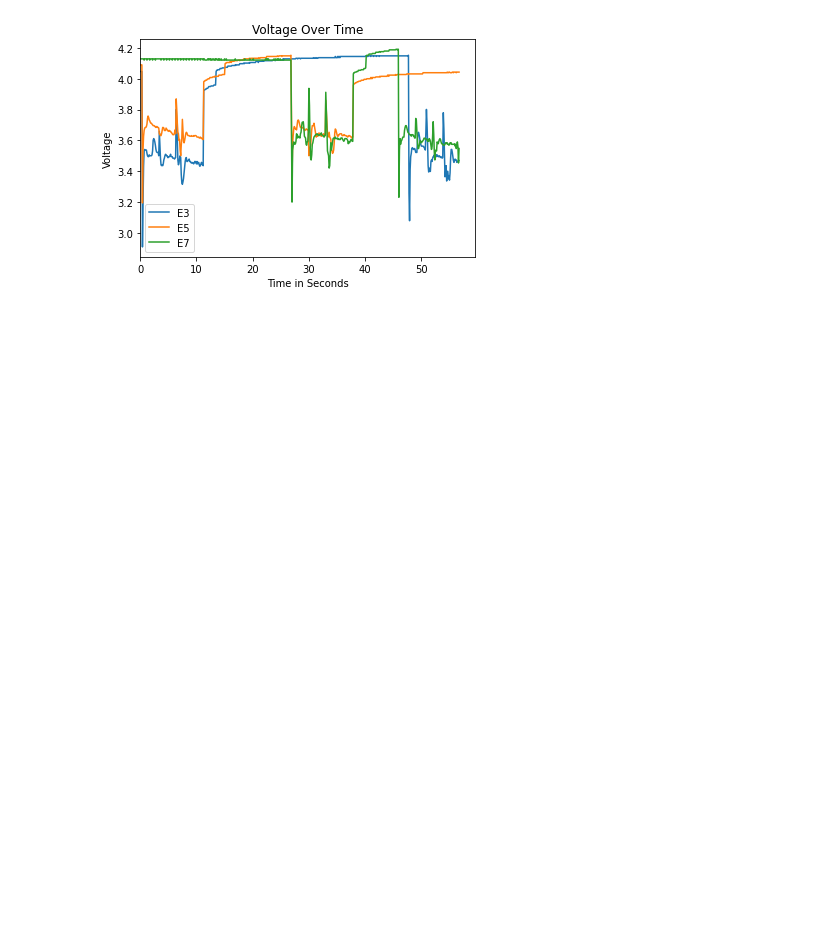
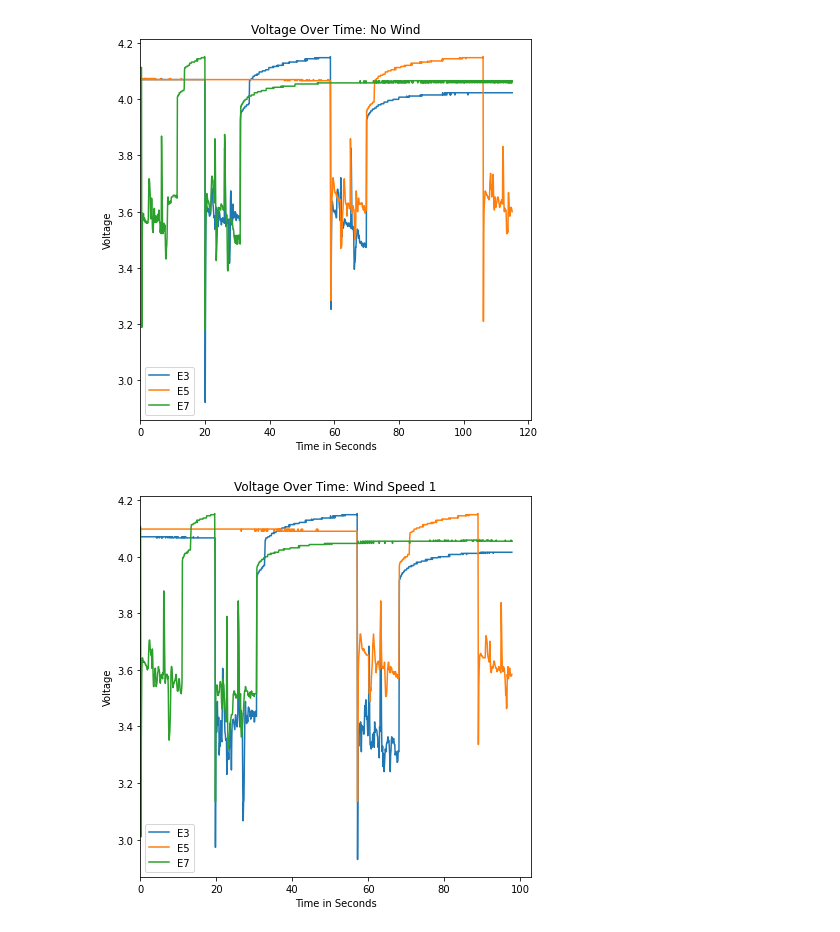
Before and after one commit to DwarfGiant26/crazyflie-lib-python, a Jupyter notebook: OurCodes/flying/DataVis/Sarah_Datavis.ipynb, the cells around one changed output. Drawn from its saved outputs; the diff is of its cells as text; code cells hidden in the pictures; blank space fills up the shorter version.

Commit message:
graphs for balsam and babar

```diff
--- a/OurCodes/flying/DataVis/Sarah_Datavis.ipynb
+++ b/OurCodes/flying/DataVis/Sarah_Datavis.ipynb
@@ -78,25 +139,51 @@ Text(0, 0.5, 'Voltage')
 # %%
 # ---------------------------------------------------------------------------
 # ------------------------------BATTERY MAPPING------------------------------
 # ---------------------------------------------------------------------------
 
 
 # Graphing voltage over time.
-batterygraph = dataE3.plot(x="time.ms", y="pm.vbat")
-dataE5.plot(x="time.ms", y="pm.vbat", ax = batterygraph)
-dataE7.plot(x="time.ms", y ="pm.vbat", ax= batterygraph)
+
+# No Wind
+batterygraph = dataE3_no_wind.plot(x="time.ms", y="pm.vbat")
+dataE5_no_wind.plot(x="time.ms", y="pm.vbat", ax = batterygraph)
+dataE7_no_wind.plot(x="time.ms", y ="pm.vbat", ax= batterygraph)
 batterygraph.set_xlim(0, None)
 batterygraph.legend(["E3","E5","E7"])
-batterygraph.set_title("Voltage Over Time")
+batterygraph.set_title("Voltage Over Time: No Wind")
 batterygraph.set_xlabel("Time in Seconds")
 batterygraph.set_ylabel("Voltage")
+
 
 # Other syntax for plotting multiple graphs in one axes:
 # fig = plt.figure()
 # for frame in [dataE3, dataE5, dataE7]:
 #     plt.plot(frame['time.ms'], frame['pm.vbat'])
 
+plt.show()
 
+# Wind Speed 1
+batterygraph1 = dataE3_wind1.plot(x="time.ms", y="pm.vbat")
+dataE5_wind1.plot(x="time.ms", y="pm.vbat", ax = batterygraph1)
+dataE7_wind1.plot(x="time.ms", y ="pm.vbat", ax= batterygraph1)
+batterygraph1.set_xlim(0, None)
+batterygraph1.legend(["E3","E5","E7","relative wind direction"])
+batterygraph1.set_title("Voltage Over Time: Wind Speed 1")
+batterygraph1.set_xlabel("Time in Seconds")
+batterygraph1.set_ylabel("Voltage")
+# print(dataE3_wind1[int("time.ms")>15 and int("time.ms") < 30])
 plt.show()
+
+# Wind Speed 2
+batterygraph2 = dataE3_wind2.plot(x="time.ms", y="pm.vbat")
+dataE5_wind2.plot(x="time.ms", y="pm.vbat", ax = batterygraph2)
+dataE7_wind2.plot(x="time.ms", y ="pm.vbat", ax= batterygraph2)
+batterygraph2.set_xlim(0, None)
+batterygraph2.legend(["E3","E5","E7"])
+batterygraph2.set_title("Voltage Over Time: Wind Speed 2")
+batterygraph2.set_xlabel("Time in Seconds")
+batterygraph2.set_ylabel("Voltage")
+plt.show()
 # %% [output]
-[figure, old version]
+[figure, new version]
+[figure, added]
```
Also changed, not shown: parts of 17 cells of this notebook, 29 other files.
